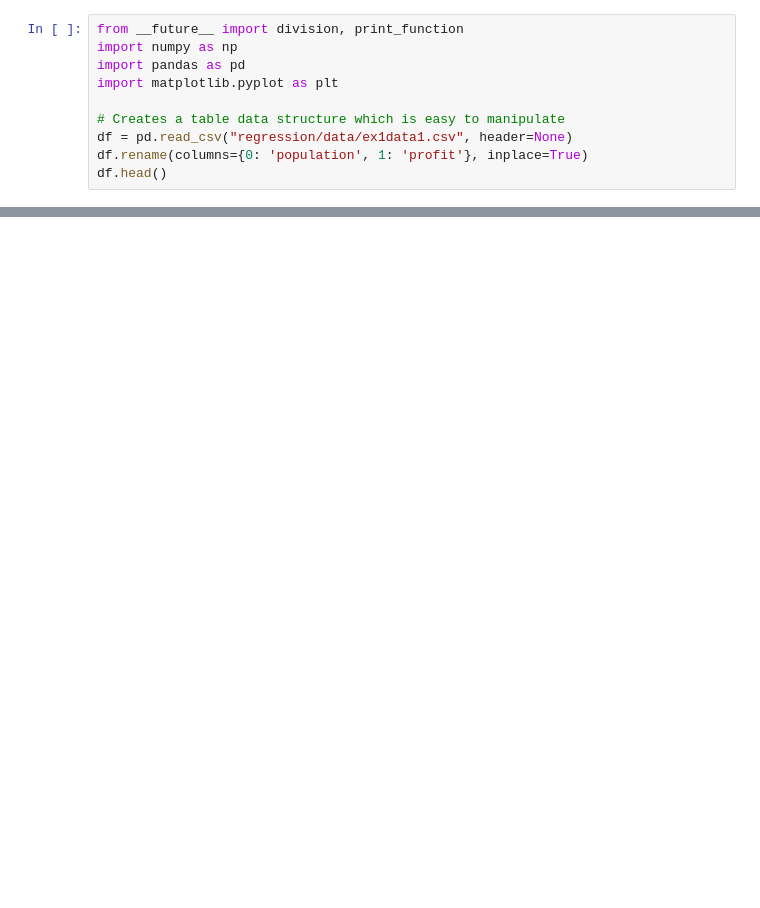
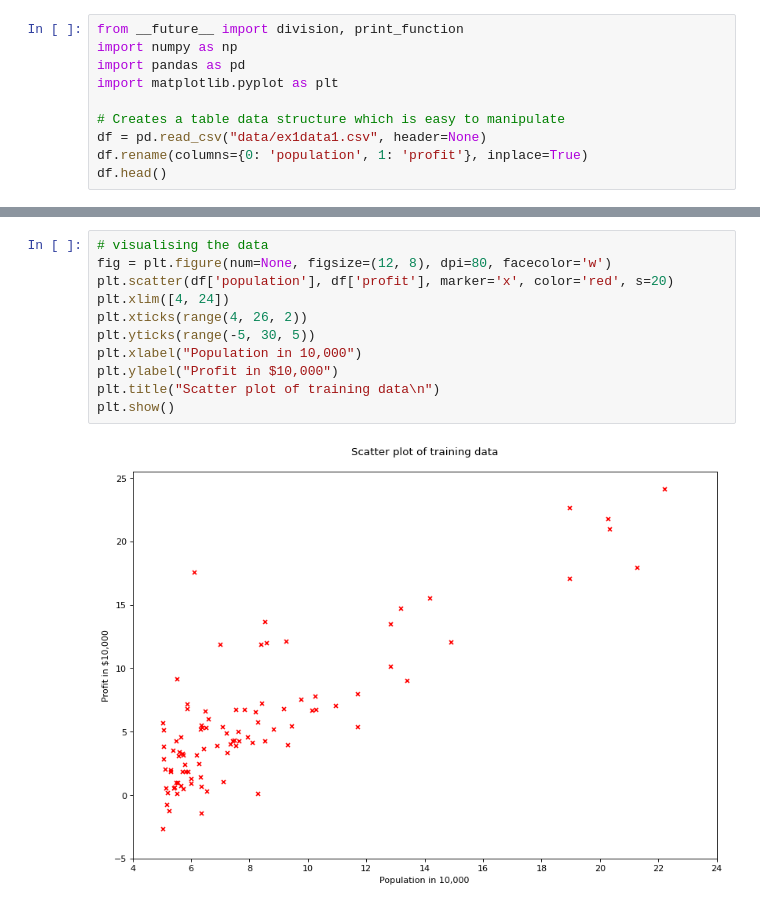
Before and after one commit to rajdeinno/machine_learning, a Jupyter notebook: regression/Linear Regression.ipynb, the cells around one changed output, grey strips where cells are left out. Saved outputs shown, nothing was run; the diff lists cells and outputs as text; blank space fills up the shorter version.

```diff
--- a/regression/Linear Regression.ipynb
+++ b/regression/Linear Regression.ipynb
@@ -5,7 +5,7 @@ import pandas as pd
 import matplotlib.pyplot as plt
 
 # Creates a table data structure which is easy to manipulate
-df = pd.read_csv("regression/data/ex1data1.csv", header=None)
+df = pd.read_csv("data/ex1data1.csv", header=None)
 df.rename(columns={0: 'population', 1: 'profit'}, inplace=True)
 df.head()
 # %% [output]
@@ -12,0 +18,13 @@ FileNotFoundError: [Errno 2] No such file or directory: 'data/ex1data1.csv'
+# %%
+# visualising the data
+fig = plt.figure(num=None, figsize=(12, 8), dpi=80, facecolor='w')
+plt.scatter(df['population'], df['profit'], marker='x', color='red', s=20)
+plt.xlim([4, 24])
+plt.xticks(range(4, 26, 2))
+plt.yticks(range(-5, 30, 5))
+plt.xlabel("Population in 10,000")
+plt.ylabel("Profit in $10,000")
+plt.title("Scatter plot of training data\n")
+plt.show()
+# %% [output]
+[figure, added]
```
Also changed, not shown: parts of 6 cells of this notebook, 1 other file.
